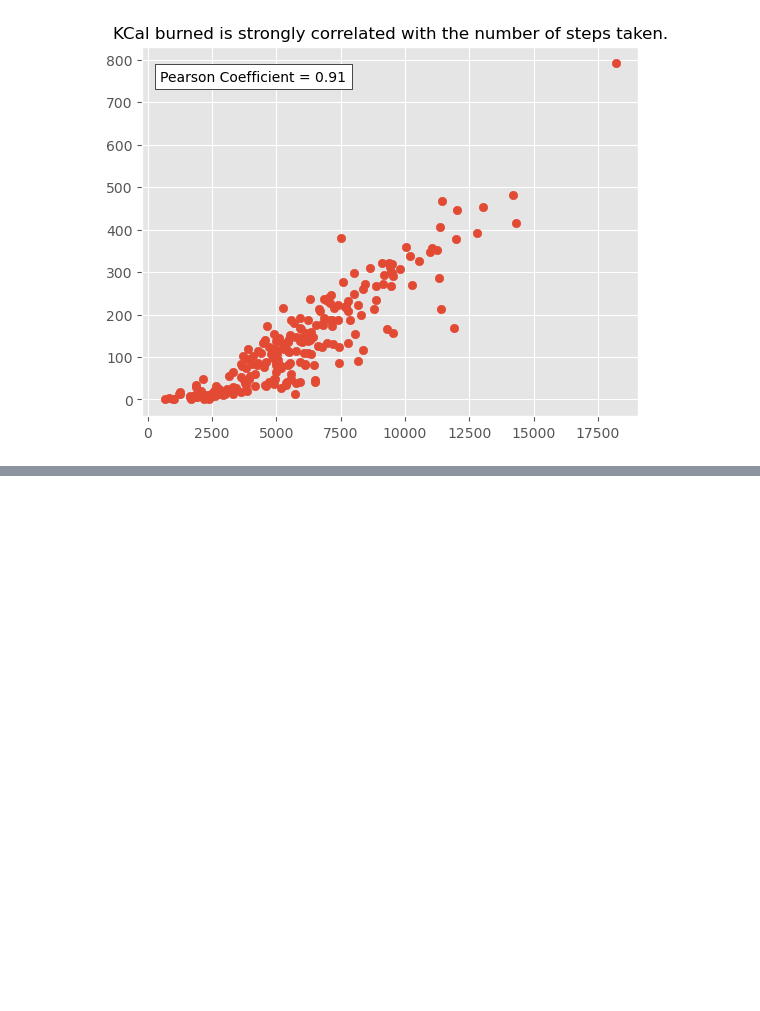
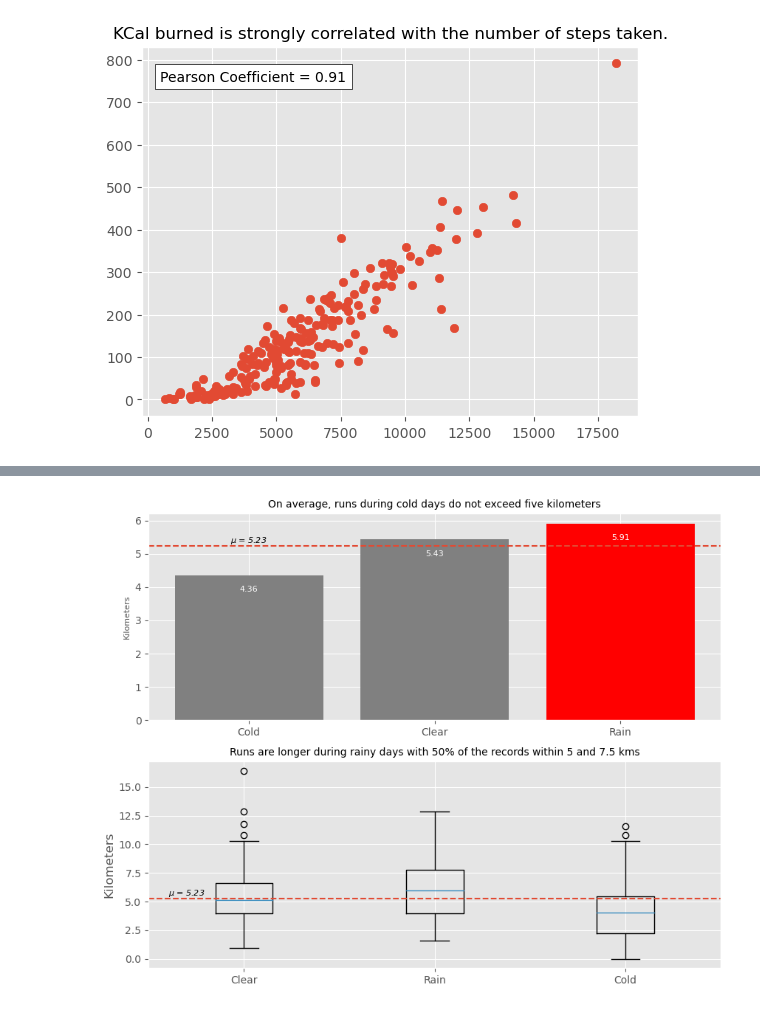
Before and after one commit to boredanalyst/step_count_analysis, a Jupyter notebook: pedometer-measurements.ipynb, the cells around one changed output, grey strips where cells are left out. Saved outputs shown, nothing was run; the diff lists cells and outputs as text; code cells hidden in the pictures; blank space fills up the shorter version.

```diff
--- a/pedometer-measurements.ipynb
+++ b/pedometer-measurements.ipynb
@@ -219,0 +234,41 @@ plt.show()
+# %%
+## Averaging kilometers ran.
+
+plt.style.use("ggplot")
+
+fig , (ax, ax1) = plt.subplots(2,1,figsize=(10,8))
+
+## Averages of kilometers per weather.
+
+data = df[["Weather","Kilometer"]].groupby("Weather").agg("mean").reset_index()
+data["Kilometer"] = data["Kilometer"].apply(lambda x : round(x,2)).to_frame()
+data = data.sort_values(by="Kilometer",ascending=True)
+
+data_x = data["Weather"]
+data_y = data["Kilometer"]
+
+maxval = data_y.max()
+
+ax.bar(data_x,data_y,color=["red" if value == maxval else "gray" for value in data["Kilometer"]])
+for i,v in enumerate(data_y):
+    ax.text(i,v-0.5,str(v),ha="center",fontsize=8,color="white")
+ax.set_ylabel("Kilometers",fontsize=8)
+ax.set_title("On average, runs during cold days do not exceed five kilometers",fontsize=10)
+ax.axhline(data_y.mean(),linestyle="--")
+ax.text(0,data_y.mean()+0.1,f'$\mu$ = {str(round(data_y.mean(),2))}',fontsize=8,style="italic",ha="center")
+
+## Boxplotting the kilometers ran.
+
+data_clear = df.loc[df["Weather"] == "Clear"]["Kilometer"]
+data_rain = df.loc[df["Weather"] == "Rain"]["Kilometer"]
+data_cold = df.loc[df["Weather"] == "Cold"]["Kilometer"]
+
+ax1.boxplot([data_clear,data_rain,data_cold],labels=["Clear","Rain","Cold"])
+ax1.set_ylabel("Kilometers")
+ax1.axhline(data_y.mean(),linestyle="--")
+ax1.text(0.7,data_y.mean()+0.3,f'$\mu$ = {str(round(data_y.mean(),2))}',fontsize=8,style="italic",ha="center")
+ax1.set_title("Runs are longer during rainy days with 50% of the records within 5 and 7.5 kms",fontsize=10)
+
+plt.show()
+# %% [output]
+[figure, added]
```
Also changed, not shown: parts of 4 cells of this notebook.
